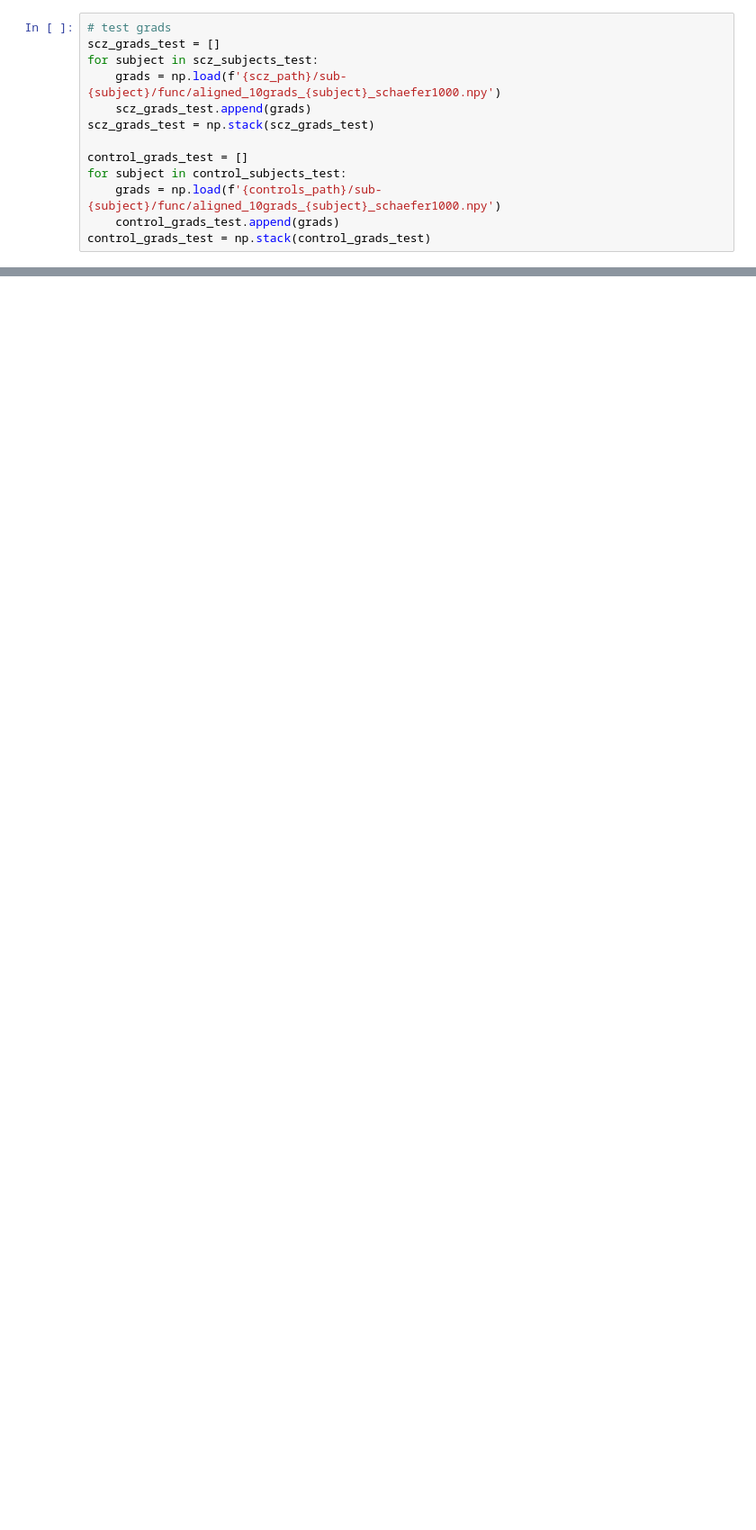
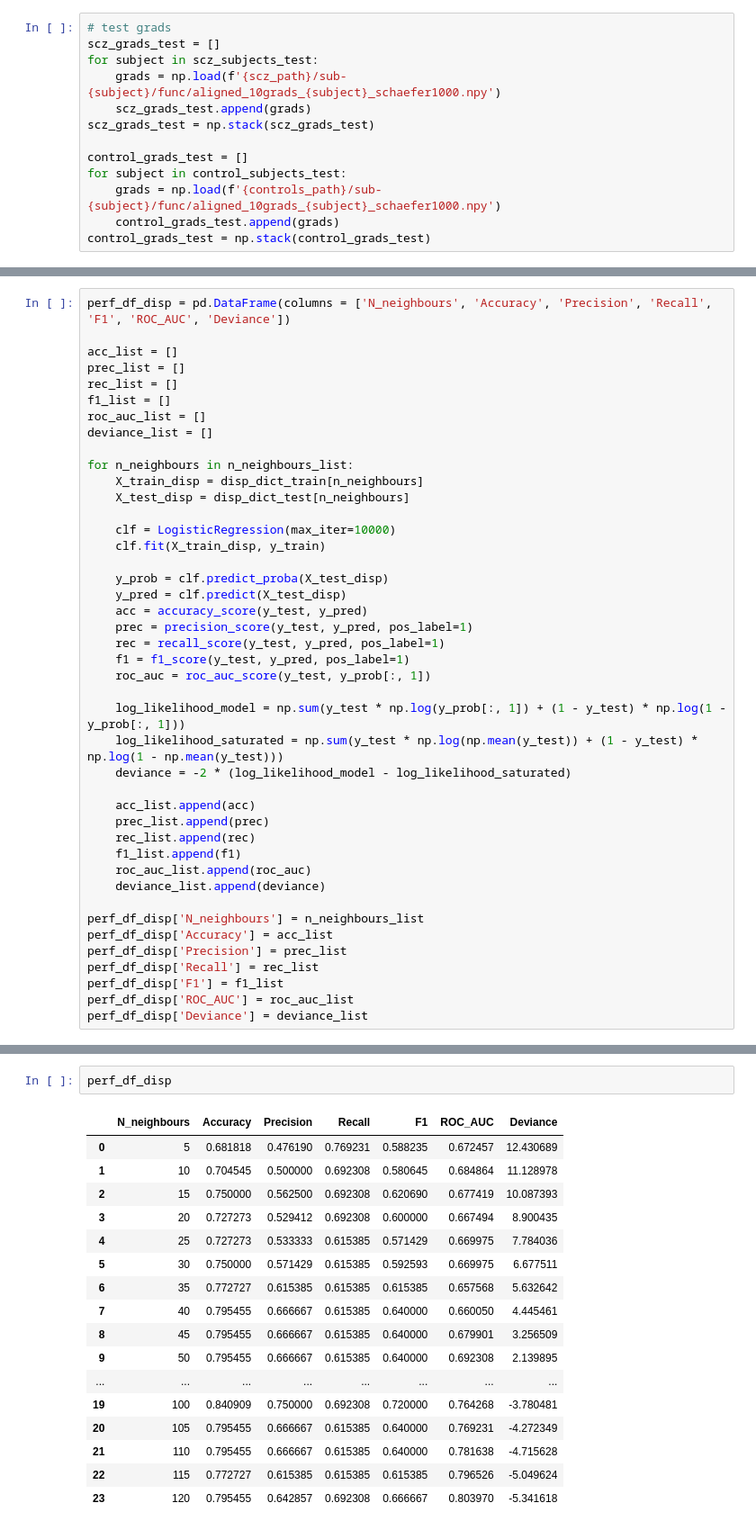
Before and after one commit to victoris93/feature-selection-scz, a Jupyter notebook: COBRE/log_model.ipynb, the cells around one changed output, grey strips where cells are left out. Shown at 90% size. Cells and saved outputs as stored; diff of their text form; blank space fills up the shorter version.

```diff
--- a/COBRE/log_model.ipynb
+++ b/COBRE/log_model.ipynb
@@ -210,0 +235,43 @@ perf_df.plot(x = 'N_grads', y = ['Accuracy', 'Precision', 'Recall', 'F1', 'ROC_A
+# %%
+perf_df_disp = pd.DataFrame(columns = ['N_neighbours', 'Accuracy', 'Precision', 'Recall', 'F1', 'ROC_AUC', 'Deviance'])
+
+acc_list = []
+prec_list = []
+rec_list = []
+f1_list = []
+roc_auc_list = []
+deviance_list = []
+
+for n_neighbours in n_neighbours_list:
+    X_train_disp = disp_dict_train[n_neighbours]
+    X_test_disp = disp_dict_test[n_neighbours]
+
+    clf = LogisticRegression(max_iter=10000)
+    clf.fit(X_train_disp, y_train)
+
+    y_prob = clf.predict_proba(X_test_disp)
+    y_pred = clf.predict(X_test_disp)
+    acc = accuracy_score(y_test, y_pred)
+    prec = precision_score(y_test, y_pred, pos_label=1)
+    rec = recall_score(y_test, y_pred, pos_label=1)
+    f1 = f1_score(y_test, y_pred, pos_label=1)
+    roc_auc = roc_auc_score(y_test, y_prob[:, 1])
+
+    log_likelihood_model = np.sum(y_test * np.log(y_prob[:, 1]) + (1 - y_test) * np.log(1 - y_prob[:, 1]))
+    log_likelihood_saturated = np.sum(y_test * np.log(np.mean(y_test)) + (1 - y_test) * np.log(1 - np.mean(y_test)))
+    deviance = -2 * (log_likelihood_model - log_likelihood_saturated)
+
+    acc_list.append(acc)
+    prec_list.append(prec)
+    rec_list.append(rec)
+    f1_list.append(f1)
+    roc_auc_list.append(roc_auc)
+    deviance_list.append(deviance)
+
+perf_df_disp['N_neighbours'] = n_neighbours_list
+perf_df_disp['Accuracy'] = acc_list
+perf_df_disp['Precision'] = prec_list
+perf_df_disp['Recall'] = rec_list
+perf_df_disp['F1'] = f1_list
+perf_df_disp['ROC_AUC'] = roc_auc_list
+perf_df_disp['Deviance'] = deviance_list
@@ -210,0 +292,20 @@ perf_df.plot(x = 'N_grads', y = ['Accuracy', 'Precision', 'Recall', 'F1', 'ROC_A
+# %%
+perf_df_disp
+# %% [output]
+|  | N_neighbours | Accuracy | Precision | Recall | F1 | ROC_AUC | Deviance |
+| 0 | 5 | 0.681818 | 0.476190 | 0.769231 | 0.588235 | 0.672457 | 12.430689 |
+| 1 | 10 | 0.704545 | 0.500000 | 0.692308 | 0.580645 | 0.684864 | 11.128978 |
+| 2 | 15 | 0.750000 | 0.562500 | 0.692308 | 0.620690 | 0.677419 | 10.087393 |
+| 3 | 20 | 0.727273 | 0.529412 | 0.692308 | 0.600000 | 0.667494 | 8.900435 |
+| 4 | 25 | 0.727273 | 0.533333 | 0.615385 | 0.571429 | 0.669975 | 7.784036 |
+| 5 | 30 | 0.750000 | 0.571429 | 0.615385 | 0.592593 | 0.669975 | 6.677511 |
+| 6 | 35 | 0.772727 | 0.615385 | 0.615385 | 0.615385 | 0.657568 | 5.632642 |
+| 7 | 40 | 0.795455 | 0.666667 | 0.615385 | 0.640000 | 0.660050 | 4.445461 |
+| 8 | 45 | 0.795455 | 0.666667 | 0.615385 | 0.640000 | 0.679901 | 3.256509 |
+| 9 | 50 | 0.795455 | 0.666667 | 0.615385 | 0.640000 | 0.692308 | 2.139895 |
+| ... | ... | ... | ... | ... | ... | ... | ... |
+| 19 | 100 | 0.840909 | 0.750000 | 0.692308 | 0.720000 | 0.764268 | -3.780481 |
+| 20 | 105 | 0.795455 | 0.666667 | 0.615385 | 0.640000 | 0.769231 | -4.272349 |
+| 21 | 110 | 0.795455 | 0.666667 | 0.615385 | 0.640000 | 0.781638 | -4.715628 |
+| 22 | 115 | 0.772727 | 0.615385 | 0.615385 | 0.615385 | 0.796526 | -5.049624 |
+| 23 | 120 | 0.795455 | 0.642857 | 0.692308 | 0.666667 | 0.803970 | -5.341618 |
```
Also changed, not shown: parts of 48 cells of this notebook, 1 other file.
